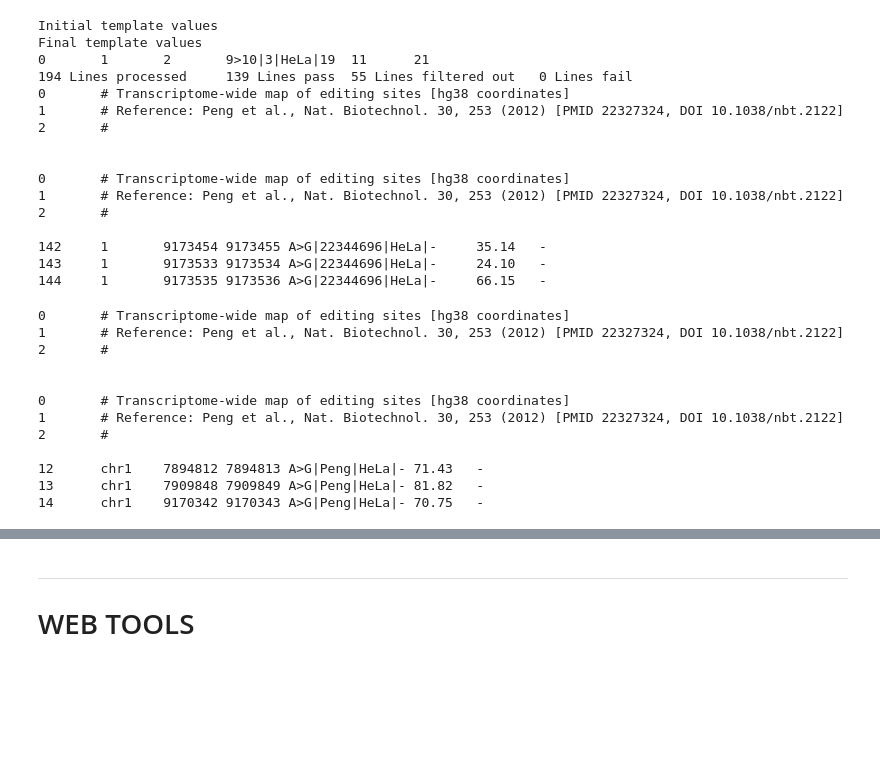
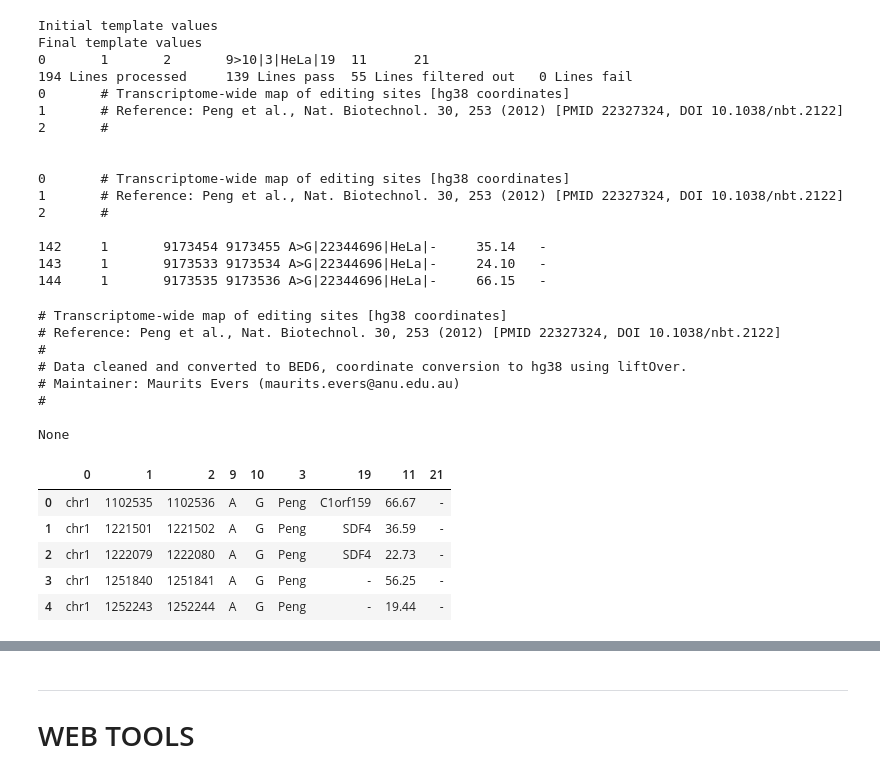
Before and after one commit to a-slide/pycltools, a Jupyter notebook: test_pycl.ipynb, the cells around one changed output, grey strips where cells are left out. Cells and saved outputs as stored; diff of their text form; code cells hidden in the pictures; blank space fills up the shorter version.

Commit message:
update head and reformat table

```diff
--- a/test_pycl.ipynb
+++ b/test_pycl.ipynb
@@ -767,33 +767,33 @@ Final template values
 143     1       9173533 9173534 A>G|22344696|HeLa|-     24.10   -
 144     1       9173535 9173536 A>G|22344696|HeLa|-     66.15   -
 # %%
-predicate = lambda val_dict: float(val_dict[11]) >= 70
+input_file="./test_data/Small_editing_Peng_hg38.bed"
 
-input_file="./test_data/Small_editing_Peng_hg38.bed"
-output_file="./test_data/Small_editing_Peng_hg38_reformat.bed"
-
-reformat_table(
-    input_file, output_file,
+df = reformat_table(
+    input_file,
+    return_df=True,
     init_template=[0,"\t",1,"\t",2,"\t",3,"|",4,"|",5,"|",6,"|",7,"|",8,"|",9,"->",10,"|",11,"%|",12,"|",13,"|",14,"|",15,"|",16,"|",17,"|",18,"|",19,"\t",20,"\t",21],
     final_template=[0,"\t",1,"\t",2,"\t",9,">",10,"|",3,"|HeLa|",19,"\t",11,"\t",21],
     replace_internal_space='_',
     replace_null_val="*",
-    predicate= predicate
     )
 
-linerange (input_file)
-linerange (output_file)
+print(head(input_file, 11))
+
+df.head()
 # %% [output]
-0       # Transcriptome-wide map of editing sites [hg38 coordinates]
-1       # Reference: Peng et al., Nat. Biotechnol. 30, 253 (2012) [PMID 22327324, DOI 10.1038/nbt.2122]
-2       #
+# Transcriptome-wide map of editing sites [hg38 coordinates]
+# Reference: Peng et al., Nat. Biotechnol. 30, 253 (2012) [PMID 22327324, DOI 10.1038/nbt.2122]
+#
+# Data cleaned and converted to BED6, coordinate conversion to hg38 using liftOver.
+# Maintainer: Maurits Evers (maurits.evers@anu.edu.au)
+#
 
-
-0       # Transcriptome-wide map of editing sites [hg38 coordinates]
-1       # Reference: Peng et al., Nat. Biotechnol. 30, 253 (2012) [PMID 22327324, DOI 10.1038/nbt.2122]
-2       #
-
-12      chr1    7894812 7894813 A>G|Peng|HeLa|- 71.43   -
-13      chr1    7909848 7909849 A>G|Peng|HeLa|- 81.82   -
-14      chr1    9170342 9170343 A>G|Peng|HeLa|- 70.75   -
+None
+|  | 0 | 1 | 2 | 9 | 10 | 3 | 19 | 11 | 21 |
+| 0 | chr1 | 1102535 | 1102536 | A | G | Peng | C1orf159 | 66.67 | - |
+| 1 | chr1 | 1221501 | 1221502 | A | G | Peng | SDF4 | 36.59 | - |
+| 2 | chr1 | 1222079 | 1222080 | A | G | Peng | SDF4 | 22.73 | - |
+| 3 | chr1 | 1251840 | 1251841 | A | G | Peng | - | 56.25 | - |
+| 4 | chr1 | 1252243 | 1252244 | A | G | Peng | - | 19.44 | - |
 # %%
```
Also changed, not shown: parts of 2 cells of this notebook, 3 other files.
